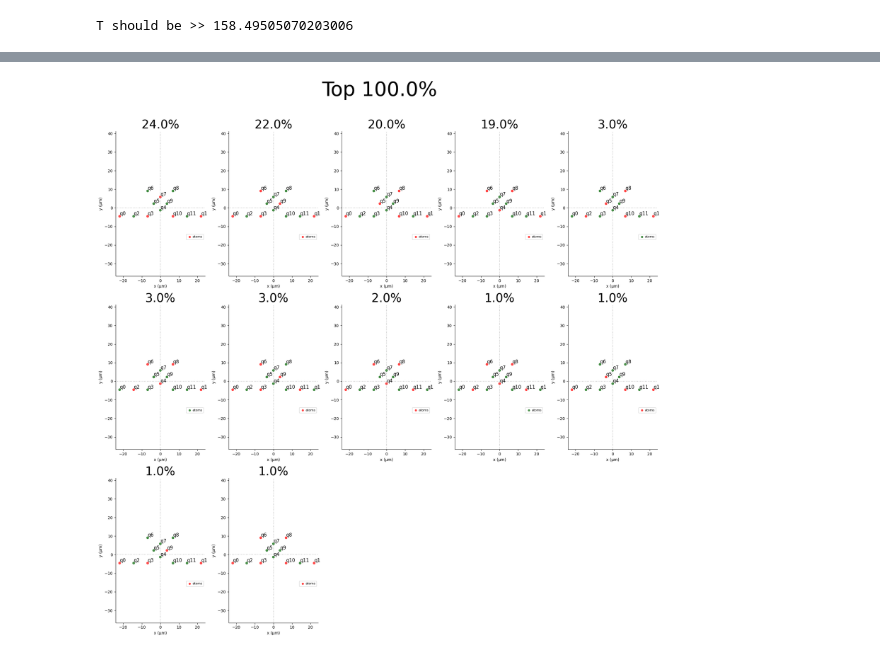
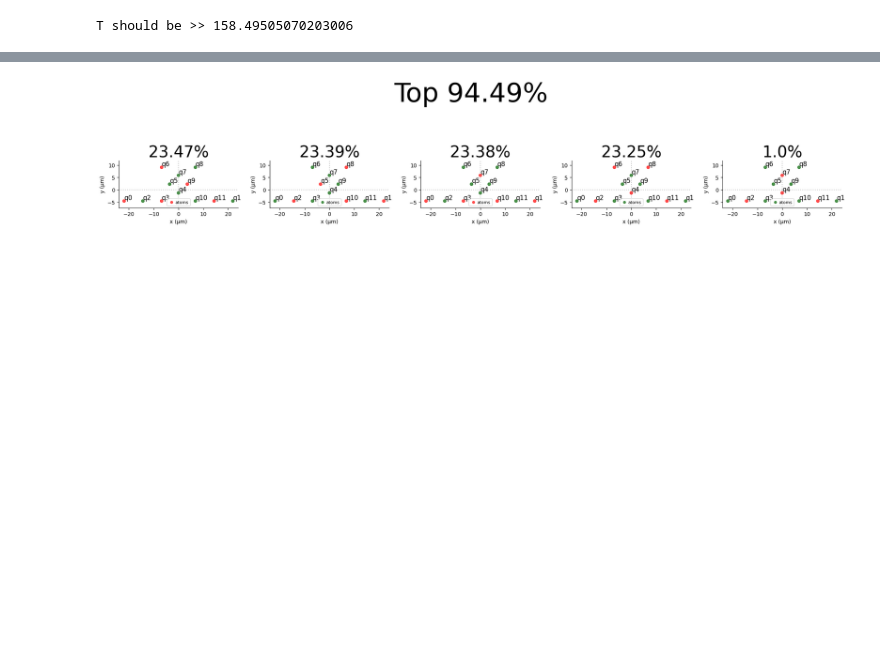
Before and after one commit to azhutov/cspraa, a Jupyter notebook: Prototype/simulation/callibration/edge_gadget_callibration.ipynb, the cells around one changed output, grey strips where cells are left out. Drawn from its saved outputs; the diff is of its cells as text; code cells hidden in the pictures; blank space fills up the shorter version.

```diff
--- a/Prototype/simulation/callibration/edge_gadget_callibration.ipynb
+++ b/Prototype/simulation/callibration/edge_gadget_callibration.ipynb
@@ -25,3 +25,3 @@ seq.register.draw(
 # %%
-count_dict = runner.simulate_locally(seq, runs=100)
+count_dict = runner.simulate_locally(seq, runs=100000)
 # %% [output]
@@ -31,24 +38,24 @@ count_dict = runner.simulate_locally(seq, runs=100)
 # %%
-fig, ax = plt.subplots(3, 5, figsize=(4*5, 4*5))
+fig, ax = plt.subplots(1, 5, figsize=(4*5, 4*1))
 ax = ax.ravel()
 
 total_count = sum(list(count_dict.values()))
 count_covered = 0
 for i in range(min(len(ax), len(count_dict))):
     m = list(count_dict.keys())[i]
     seq.register.draw(
         qubit_colors={f"q{k}": "red" for k in range(len(m)) if m[k] == '1'},
         show = False,
         custom_ax=ax[i]
     )
     percentage = count_dict[m]/total_count * 100
     count_covered += count_dict[m]
     ax[i].set_title(f"{str(round(percentage, 2))}%", fontsize=30)
 for i in range(len(count_dict), len(ax)):
     ax[i].set_visible(False)
 
 plt.suptitle(f"Top {str(round(count_covered/total_count*100, 2))}%\n", fontsize=50)
 plt.tight_layout()
 plt.show()
 # %% [output]
-[figure, old version]
+[figure, new version]
```
Also changed, not shown: parts of 2 cells of this notebook, 2 other files.
